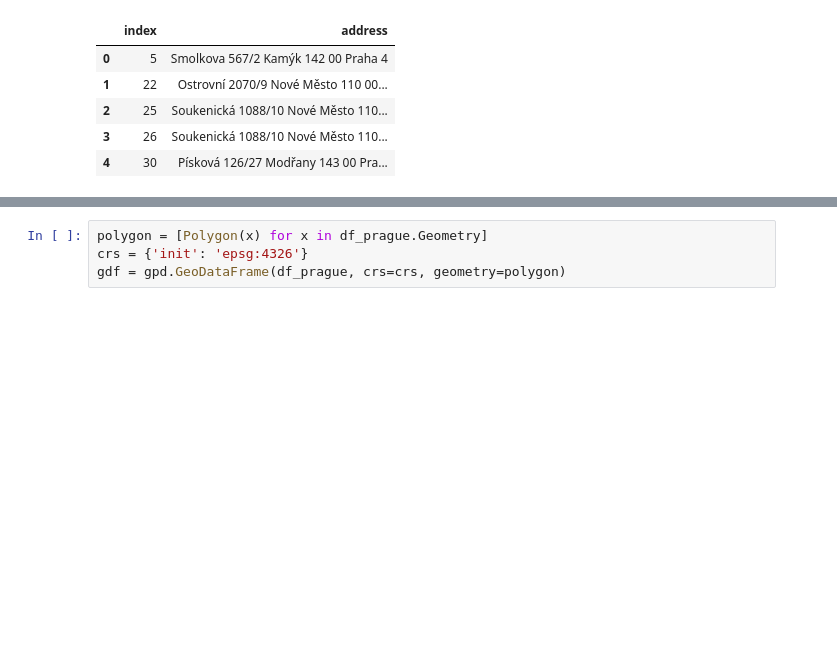
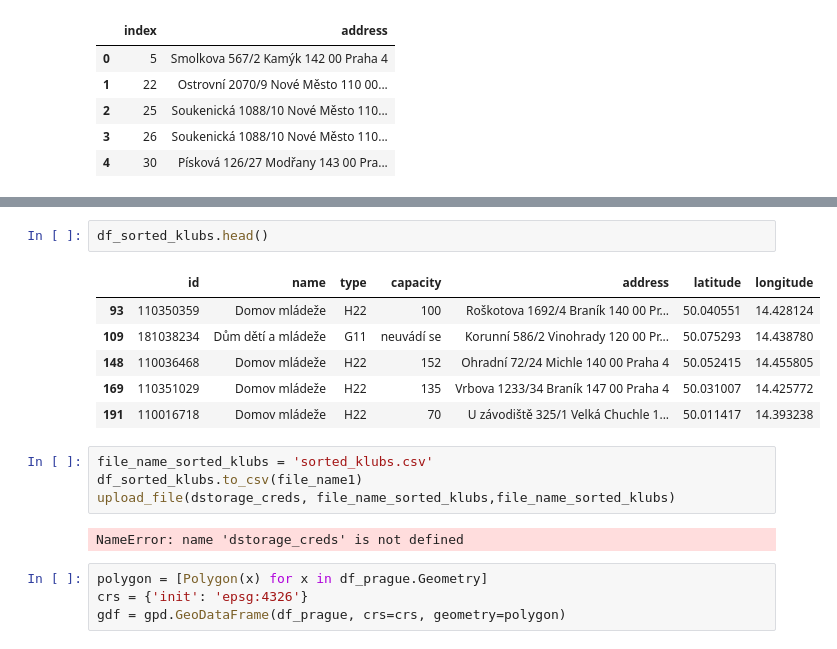
Before and after one commit to tonnyeremin/Urban-Data-Science, a Jupyter notebook: Walking Accessibility.ipynb, the cells around one changed output, grey strips where cells are left out. Saved outputs shown, nothing was run; the diff lists cells and outputs as text; blank space fills up the shorter version.

```diff
--- a/Walking Accessibility.ipynb
+++ b/Walking Accessibility.ipynb
@@ -644,3 +709,18 @@ get_coordinates(df_sorted_clubs, 'address')
+# %%
+df_sorted_klubs.head()
+# %% [output]
+|  | id | name | type | capacity | address | latitude | longitude |
+| 93 | 110350359 | Domov mládeže | H22 | 100 | Roškotova 1692/4 Braník 140 00 Pr... | 50.040551 | 14.428124 |
+| 109 | 181038234 | Dům dětí a mládeže | G11 | neuvádí se | Korunní 586/2 Vinohrady 120 00 Pr... | 50.075293 | 14.438780 |
+| 148 | 110036468 | Domov mládeže | H22 | 152 | Ohradní 72/24 Michle 140 00 Praha 4 | 50.052415 | 14.455805 |
+| 169 | 110351029 | Domov mládeže | H22 | 135 | Vrbova 1233/34 Braník 147 00 Praha 4 | 50.031007 | 14.425772 |
+| 191 | 110016718 | Domov mládeže | H22 | 70 | U závodiště 325/1 Velká Chuchle 1... | 50.011417 | 14.393238 |
+# %%
+file_name_sorted_klubs = 'sorted_klubs.csv'
+df_sorted_klubs.to_csv(file_name1)
+upload_file(dstorage_creds, file_name_sorted_klubs,file_name_sorted_klubs)
+# %% [output]
+NameError: name 'dstorage_creds' is not defined
 # %%
 polygon = [Polygon(x) for x in df_prague.Geometry]
 crs = {'init': 'epsg:4326'}
```
Also changed, not shown: parts of 4 cells of this notebook.
